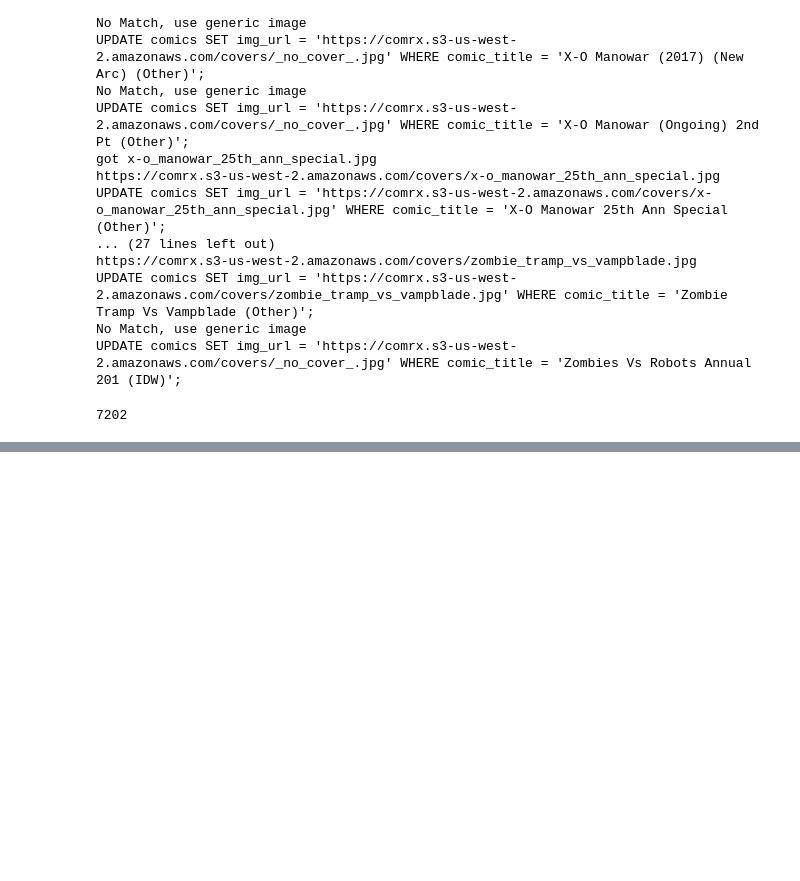
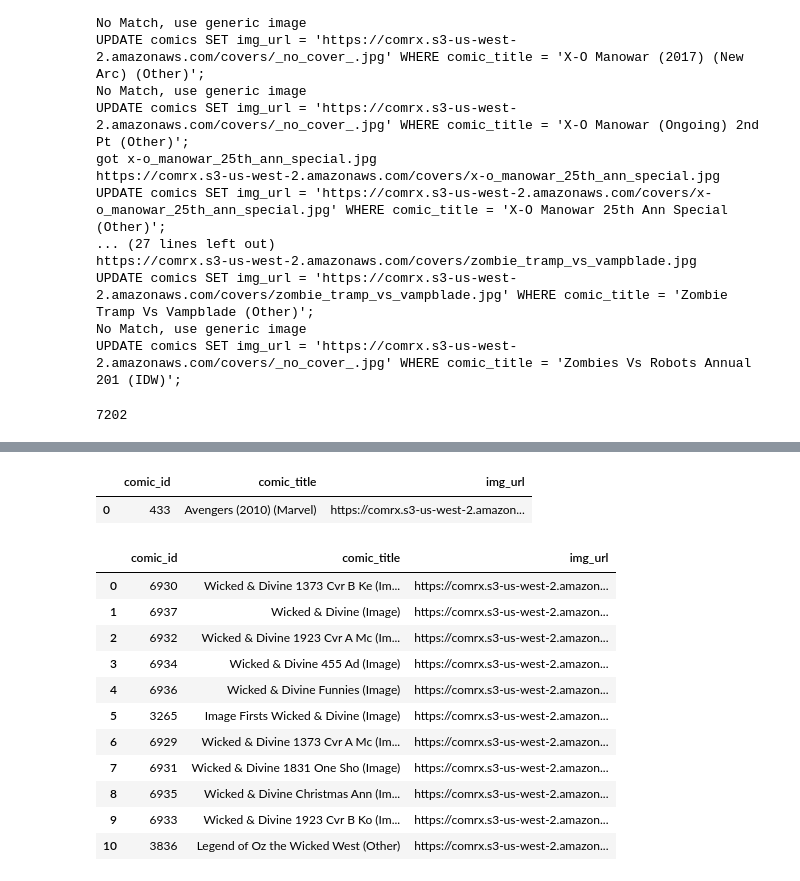
Before and after one commit to werlindo/comics_rx, a Jupyter notebook: comrx/dev/comics_rx-90b_log_image_urls.ipynb, the cells around one changed output, grey strips where cells are left out. Drawn from its saved outputs; the diff is of its cells as text; code cells hidden in the pictures; blank space fills up the shorter version.

```diff
--- a/comrx/dev/comics_rx-90b_log_image_urls.ipynb
+++ b/comrx/dev/comics_rx-90b_log_image_urls.ipynb
@@ -746,0 +749,3 @@ len(tgt_titles)
+# %%
+# Instantiate cursor
+cur = conn.cursor()
@@ -746,0 +823,5 @@ len(tgt_titles)
+# %%
+d
+# %% [output]
+|  | comic_id | comic_title | img_url |
+| 0 | 433 | Avengers (2010) (Marvel) | https://comrx.s3-us-west-2.amazon... |
@@ -746,0 +833,17 @@ len(tgt_titles)
+# %%
+temp_df = pd.DataFrame(cur.fetchall())
+temp_df.columns = [col.name for col in cur.description]
+temp_df
+# %% [output]
+|  | comic_id | comic_title | img_url |
+| 0 | 6930 | Wicked & Divine 1373 Cvr B Ke (Im... | https://comrx.s3-us-west-2.amazon... |
+| 1 | 6937 | Wicked & Divine (Image) | https://comrx.s3-us-west-2.amazon... |
+| 2 | 6932 | Wicked & Divine 1923 Cvr A Mc (Im... | https://comrx.s3-us-west-2.amazon... |
+| 3 | 6934 | Wicked & Divine 455 Ad (Image) | https://comrx.s3-us-west-2.amazon... |
+| 4 | 6936 | Wicked & Divine Funnies (Image) | https://comrx.s3-us-west-2.amazon... |
+| 5 | 3265 | Image Firsts Wicked & Divine (Image) | https://comrx.s3-us-west-2.amazon... |
+| 6 | 6929 | Wicked & Divine 1373 Cvr A Mc (Im... | https://comrx.s3-us-west-2.amazon... |
+| 7 | 6931 | Wicked & Divine 1831 One Sho (Image) | https://comrx.s3-us-west-2.amazon... |
+| 8 | 6935 | Wicked & Divine Christmas Ann (Im... | https://comrx.s3-us-west-2.amazon... |
+| 9 | 6933 | Wicked & Divine 1923 Cvr B Ko (Im... | https://comrx.s3-us-west-2.amazon... |
+| 10 | 3836 | Legend of Oz the Wicked West (Other) | https://comrx.s3-us-west-2.amazon... |
```
Also changed, not shown: parts of 7 cells of this notebook, 3 other files.
